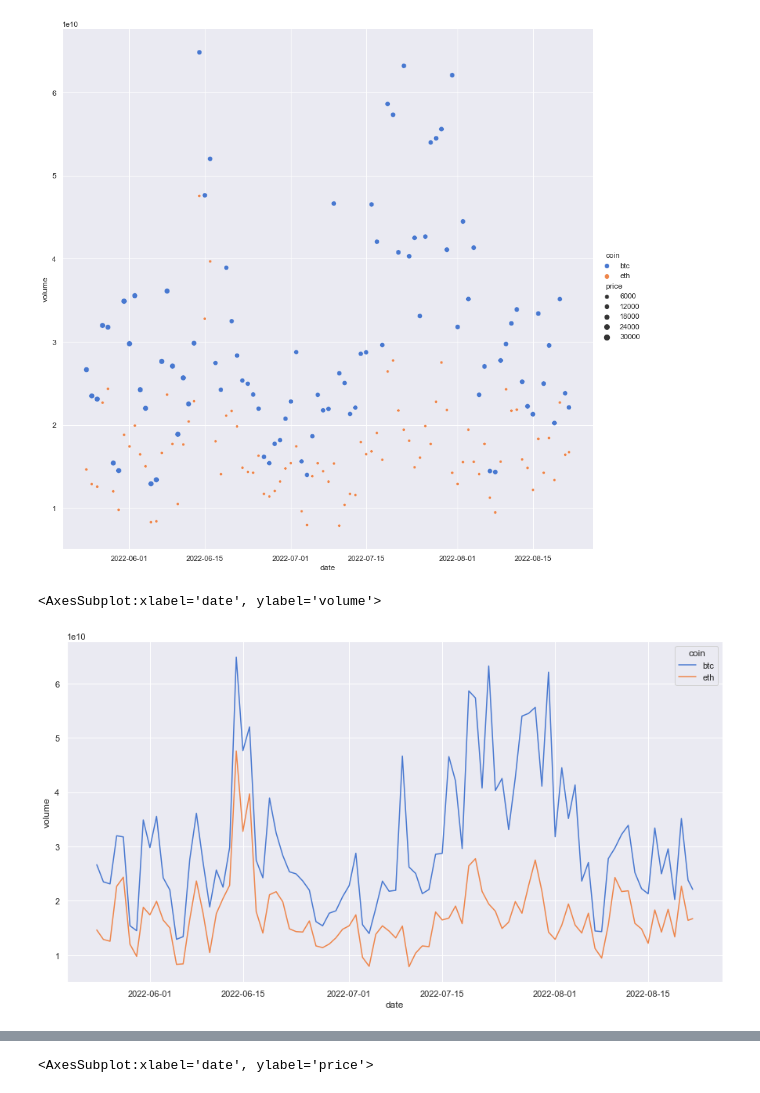
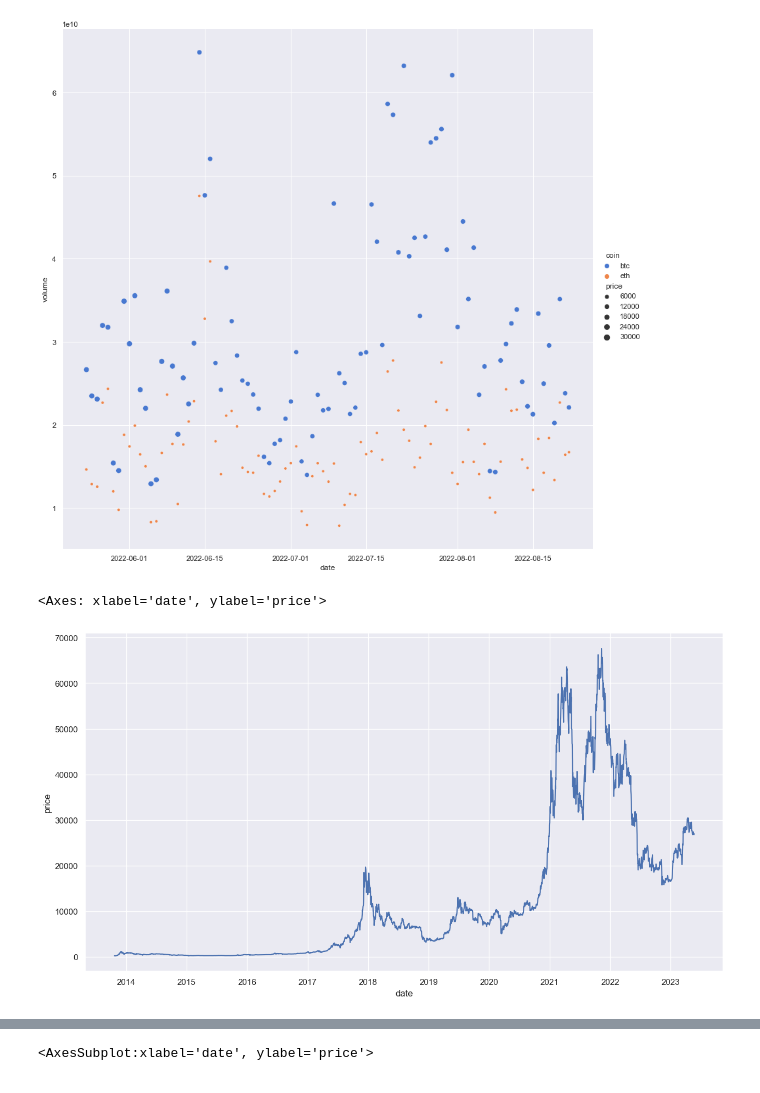
Before and after one commit to abhishek4563/crypto-trading-app, a Jupyter notebook: GetCryptoPrices.ipynb, the cells around one changed output, grey strips where cells are left out. Saved outputs shown, nothing was run; the diff lists cells and outputs as text; code cells hidden in the pictures.

```diff
--- a/GetCryptoPrices.ipynb
+++ b/GetCryptoPrices.ipynb
@@ -351,0 +435,5 @@ btc_eth_historical_prices
+# %%
+btc_historical_prices['vol_sma_7']= btc_historical_prices['volume'].rolling(7).mean()
+btc_historical_prices['vol_sma_30']= btc_historical_prices['volume'].rolling(30).mean()
+btc_historical_prices['vol_sma_90']= btc_historical_prices['volume'].rolling(90).mean()
+btc_historical_prices['vol_sma_180']= btc_historical_prices['volume'].rolling(180).mean()
@@ -351,0 +461,12 @@ btc_eth_historical_prices
+# %%
+def perc_diff (col1, col2):
+    return (col1-col2)/col2
+# %%
+btc_historical_prices['dev_price_sma_7'] = perc_diff(btc_historical_prices['price'],
+                                                     btc_historical_prices['price_sma_7'])
+btc_historical_prices['dev_price_sma_30'] = perc_diff(btc_historical_prices['price'],
+                                                     btc_historical_prices['price_sma_30'])
+btc_historical_prices['dev_price_sma_90'] = perc_diff(btc_historical_prices['price'],
+                                                     btc_historical_prices['price_sma_90'])
+btc_historical_prices['dev_price_sma_180'] = perc_diff(btc_historical_prices['price'],
+                                                     btc_historical_prices['price_sma_180'])
@@ -351,0 +475,9 @@ btc_eth_historical_prices
+# %%
+btc_historical_prices['dev_vol_sma_7'] = perc_diff(btc_historical_prices['volume'],
+                                                   btc_historical_prices['vol_sma_7'])
+btc_historical_prices['dev_vol_sma_30'] = perc_diff(btc_historical_prices['volume'],
+                                                     btc_historical_prices['vol_sma_30'])
+btc_historical_prices['dev_vol_sma_90'] = perc_diff(btc_historical_prices['volume'],
+                                                     btc_historical_prices['vol_sma_90'])
+btc_historical_prices['dev_vol_sma_180'] = perc_diff(btc_historical_prices['volume'],
+                                                     btc_historical_prices['vol_sma_180'])
@@ -367,5 +539,5 @@ sns.relplot(x='date',y='volume',hue='coin',size='price',palette='muted',height=1
 # %%
-sns.lineplot(x='date',y='volume',hue='coin',palette='muted', data=btc_eth_historical_prices)
+sns.lineplot(x='date',y='price', data=btc_historical_prices)
 # %% [output]
-<AxesSubplot:xlabel='date', ylabel='volume'>
+<Axes: xlabel='date', ylabel='price'>
-[figure, old version]
+[figure, new version]
```
Also changed, not shown: parts of 47 cells of this notebook, 1 other file.
